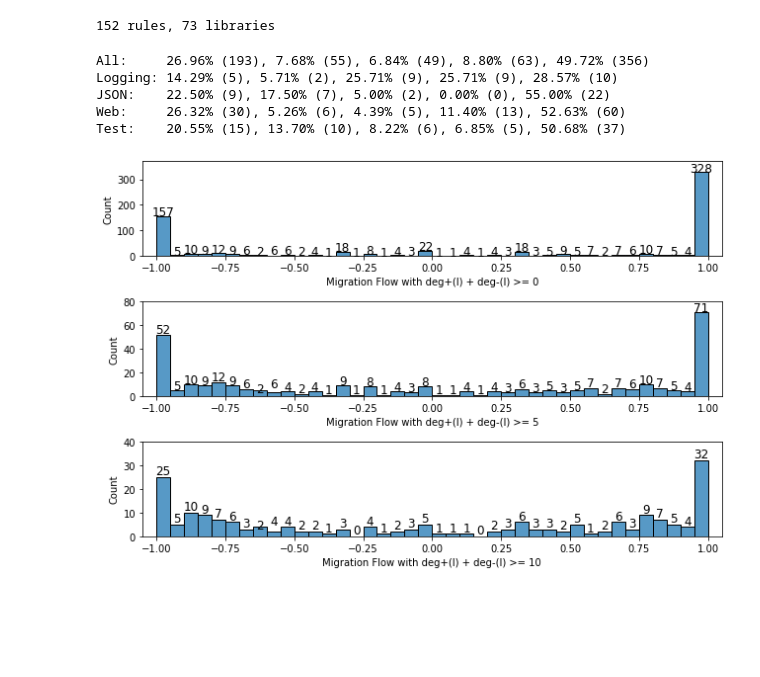
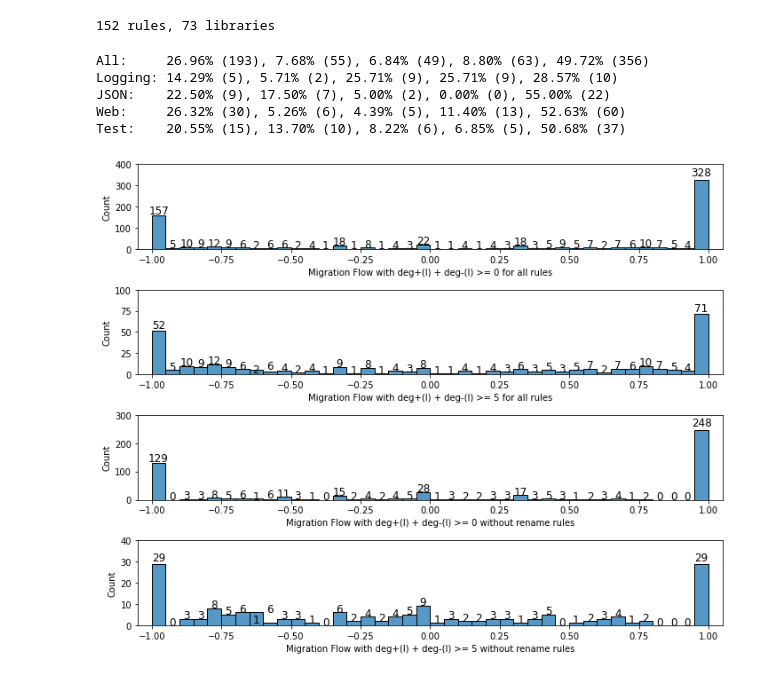
Before and after one commit to hehao98/LibraryMigration, a Jupyter notebook: plot_migrations.ipynb, the cells around one changed output. Saved outputs shown, nothing was run; the diff lists cells and outputs as text; code cells hidden in the pictures; blank space fills up the shorter version.

```diff
--- a/plot_migrations.ipynb
+++ b/plot_migrations.ipynb
@@ -47,11 +47,13 @@ print(f"{len(projects)} projects, {len(dep_changes)} dep changes")
 # %%
 cls2 = pd.read_excel("data/cls2.xlsx")
 lib2category = dict(zip(cls2.package, cls2.adjusted_category))
-lib2popularity = dict(zip(libraries.name, libraries.dependentRepositoriesCount))
+lib2popularity = dict(zip(libraries.name, libraries.addedProjects))
 # %%
 rules["fromLibCategory"] = rules.fromLib.map(lambda x: lib2category[x]).fillna("Other")
 rules["toLibCategory"] = rules.toLib.map(lambda x: lib2category[x]).fillna("Other")
 rules["numRepositories"] = [len(set(migrations[(migrations.fromLib == from_lib) & (migrations.toLib == to_lib)].repoName))
                             for from_lib, to_lib in zip(rules.fromLib, rules.toLib)]
+rules["repos"] =  [set(migrations[(migrations.fromLib == from_lib) & (migrations.toLib == to_lib)].repoName)
+                            for from_lib, to_lib in zip(rules.fromLib, rules.toLib)]
 rules.head()
 # %% [output]
@@ -81,7 +108,7 @@ rules[rules.fromLibCategory != rules.toLibCategory]
 catdis = Counter(rules[rules.fromLibCategory == rules.toLibCategory].fromLibCategory)
 print(len(catdis), len([x for x in catdis if catdis[x] >= 10]))
 for key in list(catdis.keys()):
-    if key != "other" and catdis[key] < 13:
+    if key != "other" and catdis[key] < 10:
         catdis["Other"] += catdis[key]
         del catdis[key]
 print(catdis)
@@ -93,7 +120,7 @@ patches, texts = ax.pie([x[1] for x in data], labels=labels[0:10] + [""] * (len(
 ax.axis('equal')  # Equal aspect ratio ensures that pie is drawn as a circle.
 
 kw = dict(arrowprops=dict(arrowstyle="-"), zorder=0, va="center")
-for i in range(-5, 0):
+for i in range(-7, 0):
     p = patches[i]
     ang = (p.theta2 - p.theta1) / 2.0 + p.theta1
     y = np.sin(np.deg2rad(ang))
@@ -101,7 +128,7 @@ for i in range(-5, 0):
     horizontalalignment = {-1: "right", 1: "left"}[int(np.sign(x))]
     connectionstyle = f"angle,angleA=0,angleB={ang}"
     kw["arrowprops"].update({"connectionstyle": connectionstyle})
-    ax.annotate(labels[i], xy=(x, y), xytext=(1*np.sign(x), (1.7 + 0.1 * i) *y),
+    ax.annotate(labels[i], xy=(x, y), xytext=(1*np.sign(x), (1.7 + 0.08 * i) *y),
                 horizontalalignment=horizontalalignment, **kw)
 fig.savefig("plots/migcat.pdf", bbox_inches="tight")
 # %% [output]
@@ -129,14 +156,23 @@ print(f"{len(test_rules)} rules, {len(set(test_rules.fromLib) | set(test_rules.t
 # %% [output]
 152 rules, 73 libraries
 # %%
-def get_migration_graph(subrules):
+def get_migration_graph(subrules, rename="all", popthreshold=0):
     migration_graph = nx.DiGraph()
-    for lib in set(subrules.fromLib) | set(subrules.toLib):
+    #for lib in set(subrules.fromLib) | set(subrules.toLib):
+        #if lib2popularity[lib] >= 100:
+        #migration_graph.add_node(lib, pop=lib2popularity[lib])
+    libs = set()
+    for idx, rule in subrules.iterrows():
+        if lib2popularity[rule.fromLib] >= popthreshold and lib2popularity[rule.toLib] >= popthreshold:
+            if (rename == "all" or (rename == "rename" and "rename" in rule2type[(rule.fromLib, rule.toLib)])
+                or (rename == "not" and "rename" not in rule2type[(rule.fromLib, rule.toLib)])):
+                migration_graph.add_edge(rule.fromLib, rule.toLib, weight=rule.numRepositories)
+                libs.add(rule.fromLib)
+                libs.add(rule.toLib)
+    for lib in libs:
         migration_graph.add_node(lib, pop=lib2popularity[lib])
-    for idx, rule in subrules.iterrows():
-        migration_graph.add_edge(rule.fromLib, rule.toLib, weight=rule.numRepositories)
     return migration_graph
-def get_node_flows(migration_graph, threshold=0):
+def get_node_flows(migration_graph, threshold=0, rename=True):
     result = []
     for node in migration_graph.nodes():
         ind = migration_graph.in_degree(node, "weight")
@@ -159,42 +195,47 @@ def print_flow_dis(data):
             x5 += 1
     y = sum([x1, x2, x3, x4, x5])
     print(f"{100 * x1 / y:.2f}% ({x1}), {100 * x2 / y:.2f}% ({x2}), {100 * x3 / y:.2f}% ({x3}), {100 * x4 / y:.2f}% ({x4}), {100 * x5 / y:.2f}% ({x5})")
-logging_graph = get_migration_graph(logging_rules)
-json_graph = get_migration_graph(json_rules)
-web_graph = get_migration_graph(web_rules)
-test_graph = get_migration_graph(test_rules)
-all_graph = get_migration_graph(rules)
+logging_graph = get_migration_graph(logging_rules, rename="all")
+json_graph = get_migration_graph(json_rules, rename="all")
+web_graph = get_migration_graph(web_rules, rename="all")
+test_graph = get_migration_graph(test_rules, rename="all")
+all_graph = get_migration_graph(rules, rename="all")
 print("All:     ", end="")
 print_flow_dis(get_node_flows(all_graph))
 print("Logging: ", end="")
 print_flow_dis(get_node_flows(logging_graph))
 print("JSON:    ", end="")
 print_flow_dis(get_node_flows(json_graph))
 print("Web:     ", end="")
 print_flow_dis(get_node_flows(web_graph))
 print("Test:    ", end="")
 print_flow_dis(get_node_flows(test_graph))
 
+fig, axes = plt.subplots(4, 1, figsize=(10, 8))
 
-fig, axes = plt.subplots(3, 1, figsize=(9, 6))
-
-for i, t, ymax in [(0, 0, 370), (1, 5, 80), (2, 10, 40)]:
+for i, t, ymax, rename in [(0, 0, 400, "all"), (1, 5, 100, "all"), (2, 0, 300, "not"), (3, 5, 40, "not")]:
+    all_graph = get_migration_graph(rules, rename=rename)
     data = get_node_flows(all_graph, t)
     sns.histplot(data, binwidth=1/20, ax=axes[i])
     for j in range(-20, 20):
         count = len([x for x in data if x > j * 0.05 and x <= (j + 1) * 0.05])
         if j == -20: count += len([x for x in data if x == -1])
-        axes[i].text(j * 0.05 + 0.025, count + 1, str(count), fontsize=12, horizontalalignment="center")
+        axes[i].text(j * 0.05 + 0.025, count * 1.05, str(count), fontsize=12, horizontalalignment="center")
     axes[i].set_xlim(-1.05, 1.05)
     axes[i].set_ylim(0, ymax)
-    axes[i].set_xlabel(f"Migration Flow with deg+(l) + deg-(l) >= {t}")
+    if rename == "not":
+        rename = "without rename"
+    else:
+        rename = "for all"
+    axes[i].set_xlabel(f"Migration Flow with deg+(l) + deg-(l) >= {t} {rename} rules")
+
 plt.tight_layout()
 plt.savefig("plots/flow.pdf", bbox_inches="tight")
 # %% [output]
 All:     26.96% (193), 7.68% (55), 6.84% (49), 8.80% (63), 49.72% (356)
 Logging: 14.29% (5), 5.71% (2), 25.71% (9), 25.71% (9), 28.57% (10)
 JSON:    22.50% (9), 17.50% (7), 5.00% (2), 0.00% (0), 55.00% (22)
 Web:     26.32% (30), 5.26% (6), 4.39% (5), 11.40% (13), 52.63% (60)
 Test:    20.55% (15), 13.70% (10), 8.22% (6), 6.85% (5), 50.68% (37)
-[figure, old version]
+[figure, new version]
 # %%
```
Also changed, not shown: parts of 6 cells of this notebook, 3 other files.
